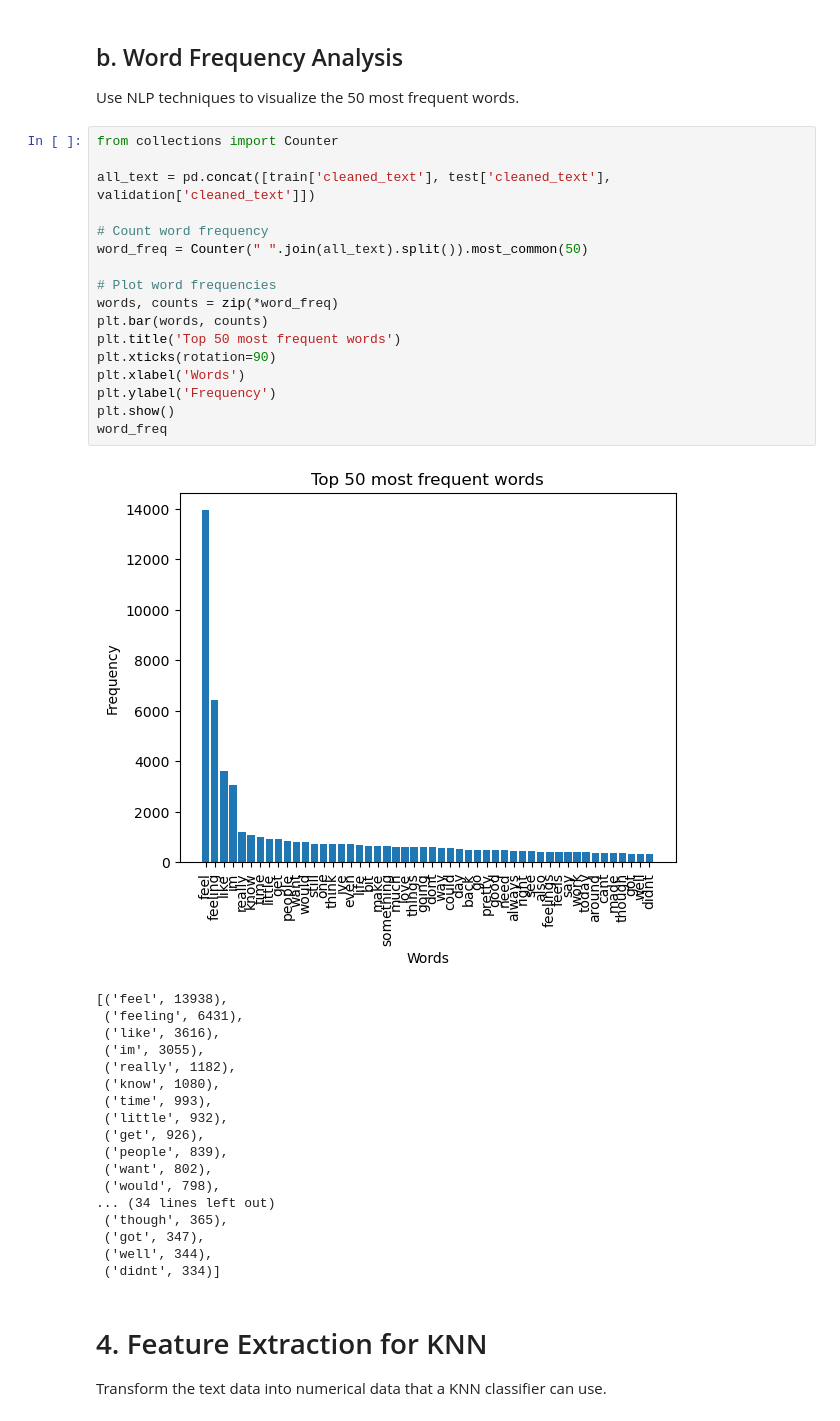
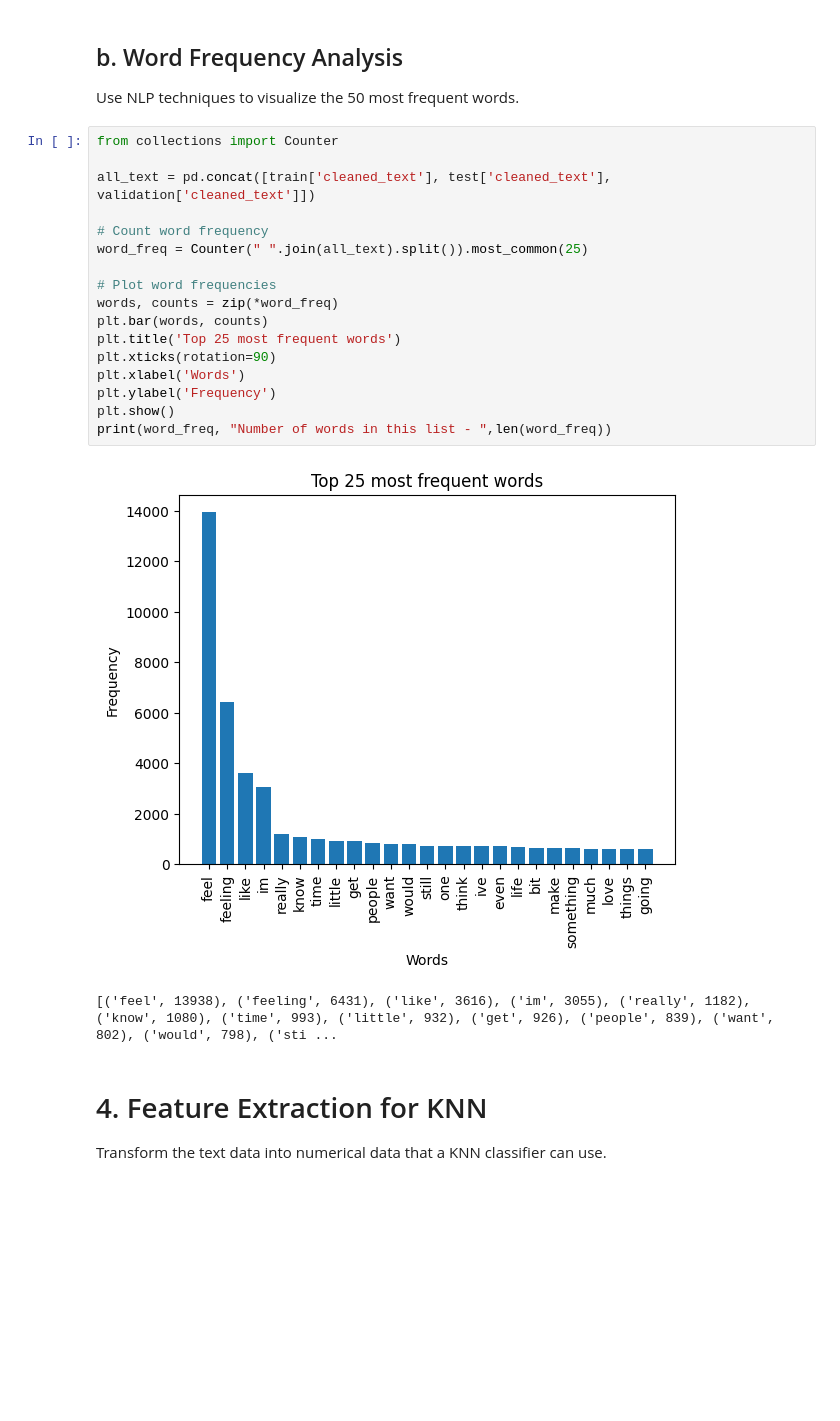
Before and after one commit to Chethana-16/Deep-Learning-project, a Jupyter notebook: EDA-DL.ipynb, the cells around one changed output. Drawn from its saved outputs; the diff is of its cells as text; blank space fills up the shorter version.

```diff
--- a/EDA-DL.ipynb
+++ b/EDA-DL.ipynb
@@ -137,39 +121,23 @@ Use NLP techniques to visualize the 50 most frequent words.
 # %%
 from collections import Counter
 
 all_text = pd.concat([train['cleaned_text'], test['cleaned_text'], validation['cleaned_text']])
 
 # Count word frequency
-word_freq = Counter(" ".join(all_text).split()).most_common(50)
+word_freq = Counter(" ".join(all_text).split()).most_common(25)
 
 # Plot word frequencies
 words, counts = zip(*word_freq)
 plt.bar(words, counts)
-plt.title('Top 50 most frequent words')
+plt.title('Top 25 most frequent words')
 plt.xticks(rotation=90)
 plt.xlabel('Words')
 plt.ylabel('Frequency')
 plt.show()
-word_freq
+print(word_freq, "Number of words in this list - ",len(word_freq))
 # %% [output]
-[figure, old version]
+[figure, new version]
-[('feel', 13938),
- ('feeling', 6431),
- ('like', 3616),
- ('im', 3055),
- ('really', 1182),
- ('know', 1080),
- ('time', 993),
- ('little', 932),
- ('get', 926),
- ('people', 839),
- ('want', 802),
- ('would', 798),
-... (34 lines left out)
- ('though', 365),
- ('got', 347),
- ('well', 344),
- ('didnt', 334)]
+[('feel', 13938), ('feeling', 6431), ('like', 3616), ('im', 3055), ('really', 1182), ('know', 1080), ('time', 993), ('little', 932), ('get', 926), ('people', 839), ('want', 802), ('would', 798), ('sti ...
 # %% [markdown]
 # 4. Feature Extraction for KNN
 Transform the text data into numerical data that a KNN classifier can use.
```
Also changed, not shown: parts of 12 cells of this notebook, 3 other files.
